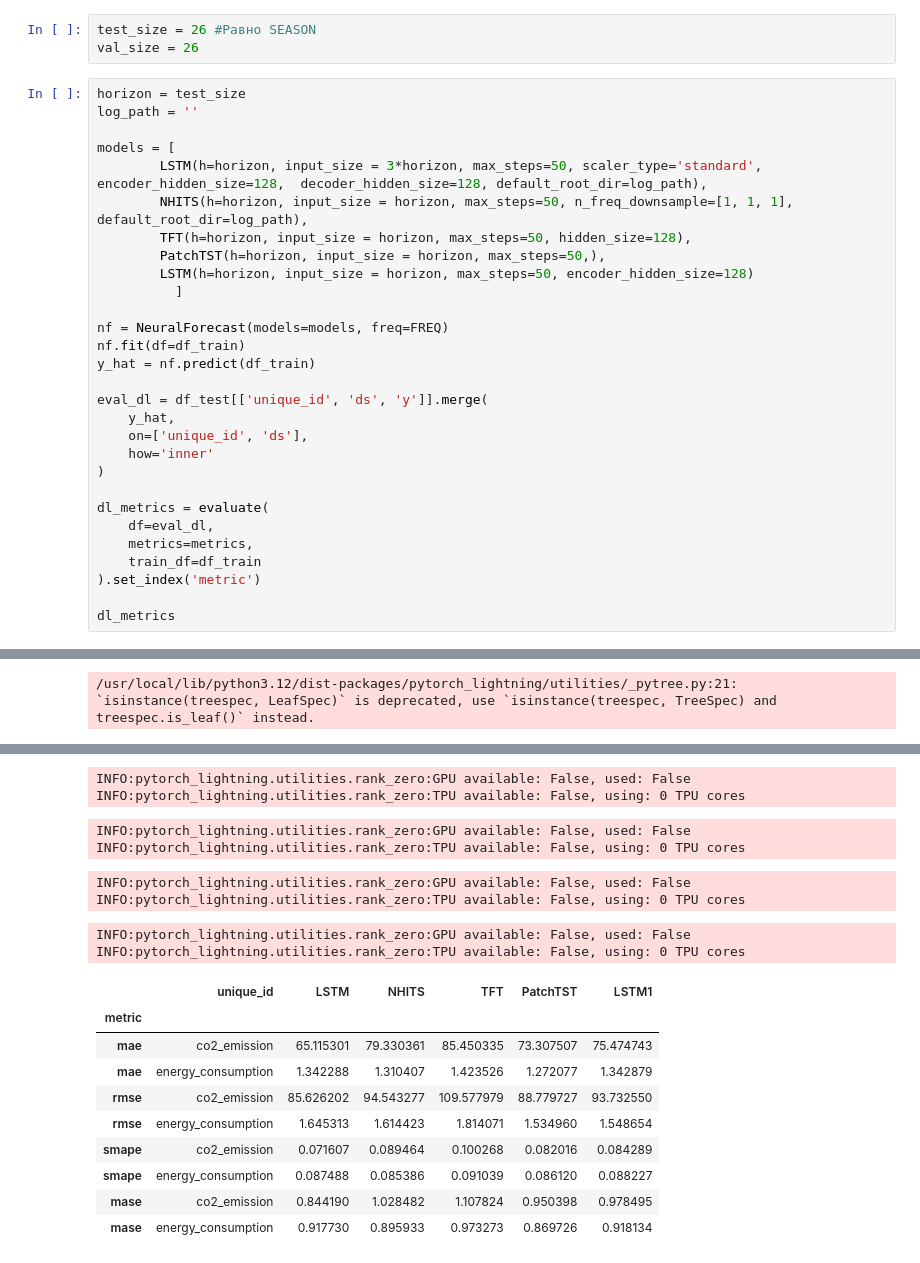
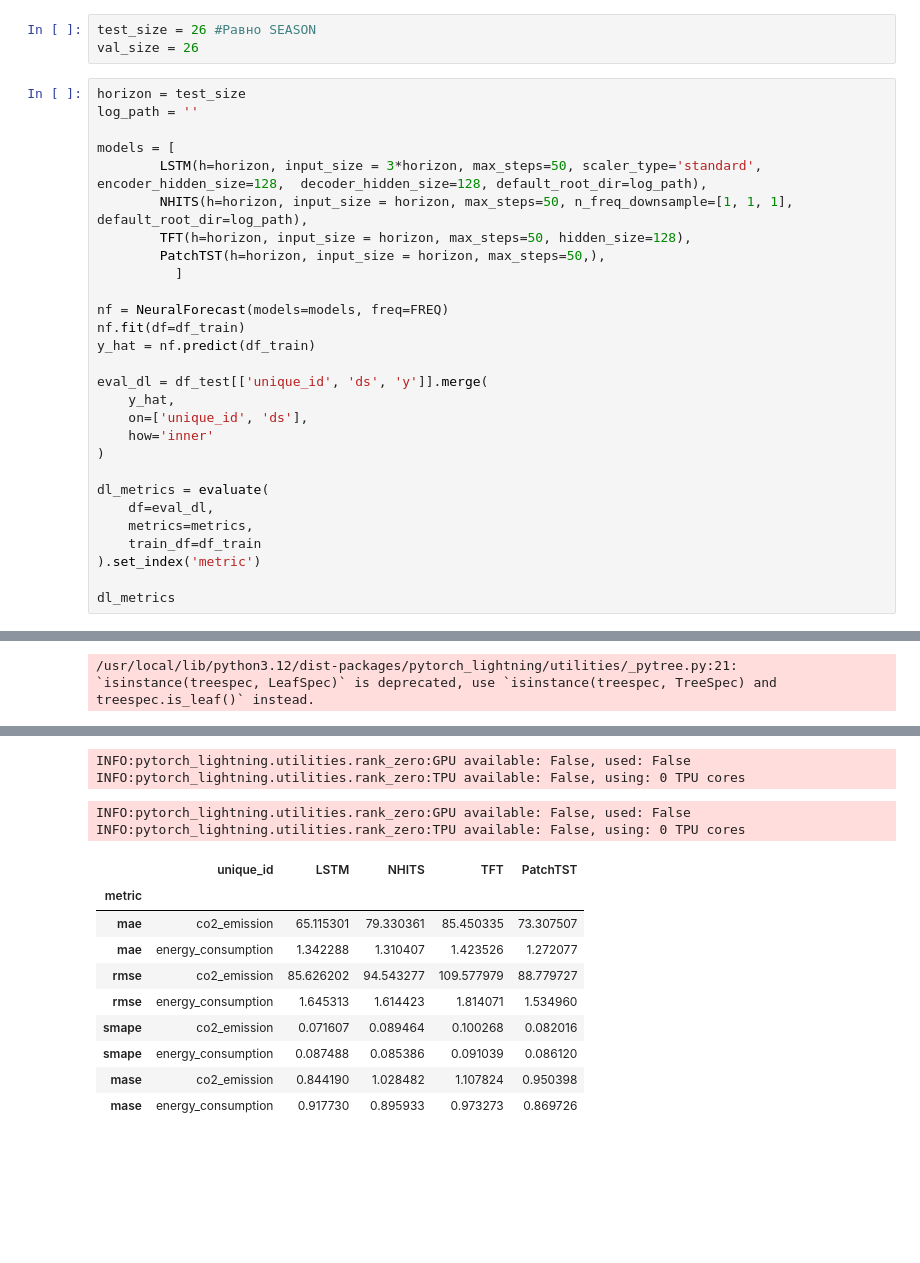
Before and after one commit to tvsmsa/melekhin-time-series, a Jupyter notebook: task_3_timeseries.ipynb, the cells around one changed output, grey strips where cells are left out. Saved outputs shown, nothing was run; the diff lists cells and outputs as text; blank space fills up the shorter version.

```diff
--- a/task_3_timeseries.ipynb
+++ b/task_3_timeseries.ipynb
@@ -239,7 +380,6 @@ models = [
         NHITS(h=horizon, input_size = horizon, max_steps=50, n_freq_downsample=[1, 1, 1], default_root_dir=log_path),
         TFT(h=horizon, input_size = horizon, max_steps=50, hidden_size=128),
         PatchTST(h=horizon, input_size = horizon, max_steps=50,),
-        LSTM(h=horizon, input_size = horizon, max_steps=50, encoder_hidden_size=128)
           ]
 
 nf = NeuralForecast(models=models, freq=FREQ)
@@ -357,21 +481,17 @@ INFO:pytorch_lightning.utilities.rank_zero:TPU available: False, using: 0 TPU co
 INFO:pytorch_lightning.utilities.rank_zero:GPU available: False, used: False
 INFO:pytorch_lightning.utilities.rank_zero:TPU available: False, using: 0 TPU cores
 INFO:pytorch_lightning.utilities.rank_zero:GPU available: False, used: False
 INFO:pytorch_lightning.utilities.rank_zero:TPU available: False, using: 0 TPU cores
-INFO:pytorch_lightning.utilities.rank_zero:GPU available: False, used: False
-INFO:pytorch_lightning.utilities.rank_zero:TPU available: False, using: 0 TPU cores
-INFO:pytorch_lightning.utilities.rank_zero:GPU available: False, used: False
-INFO:pytorch_lightning.utilities.rank_zero:TPU available: False, using: 0 TPU cores
-|  | unique_id | LSTM | NHITS | TFT | PatchTST | LSTM1 |
-| metric |  |  |  |  |  |  |
-| mae | co2_emission | 65.115301 | 79.330361 | 85.450335 | 73.307507 | 75.474743 |
-| mae | energy_consumption | 1.342288 | 1.310407 | 1.423526 | 1.272077 | 1.342879 |
-| rmse | co2_emission | 85.626202 | 94.543277 | 109.577979 | 88.779727 | 93.732550 |
-| rmse | energy_consumption | 1.645313 | 1.614423 | 1.814071 | 1.534960 | 1.548654 |
-| smape | co2_emission | 0.071607 | 0.089464 | 0.100268 | 0.082016 | 0.084289 |
-| smape | energy_consumption | 0.087488 | 0.085386 | 0.091039 | 0.086120 | 0.088227 |
-| mase | co2_emission | 0.844190 | 1.028482 | 1.107824 | 0.950398 | 0.978495 |
-| mase | energy_consumption | 0.917730 | 0.895933 | 0.973273 | 0.869726 | 0.918134 |
+|  | unique_id | LSTM | NHITS | TFT | PatchTST |
+| metric |  |  |  |  |  |
+| mae | co2_emission | 65.115301 | 79.330361 | 85.450335 | 73.307507 |
+| mae | energy_consumption | 1.342288 | 1.310407 | 1.423526 | 1.272077 |
+| rmse | co2_emission | 85.626202 | 94.543277 | 109.577979 | 88.779727 |
+| rmse | energy_consumption | 1.645313 | 1.614423 | 1.814071 | 1.534960 |
+| smape | co2_emission | 0.071607 | 0.089464 | 0.100268 | 0.082016 |
+| smape | energy_consumption | 0.087488 | 0.085386 | 0.091039 | 0.086120 |
+| mase | co2_emission | 0.844190 | 1.028482 | 1.107824 | 0.950398 |
+| mase | energy_consumption | 0.917730 | 0.895933 | 0.973273 | 0.869726 |
 # %%
 plot_series(
             df_train,
```
Also changed, not shown: parts of 23 cells of this notebook.
